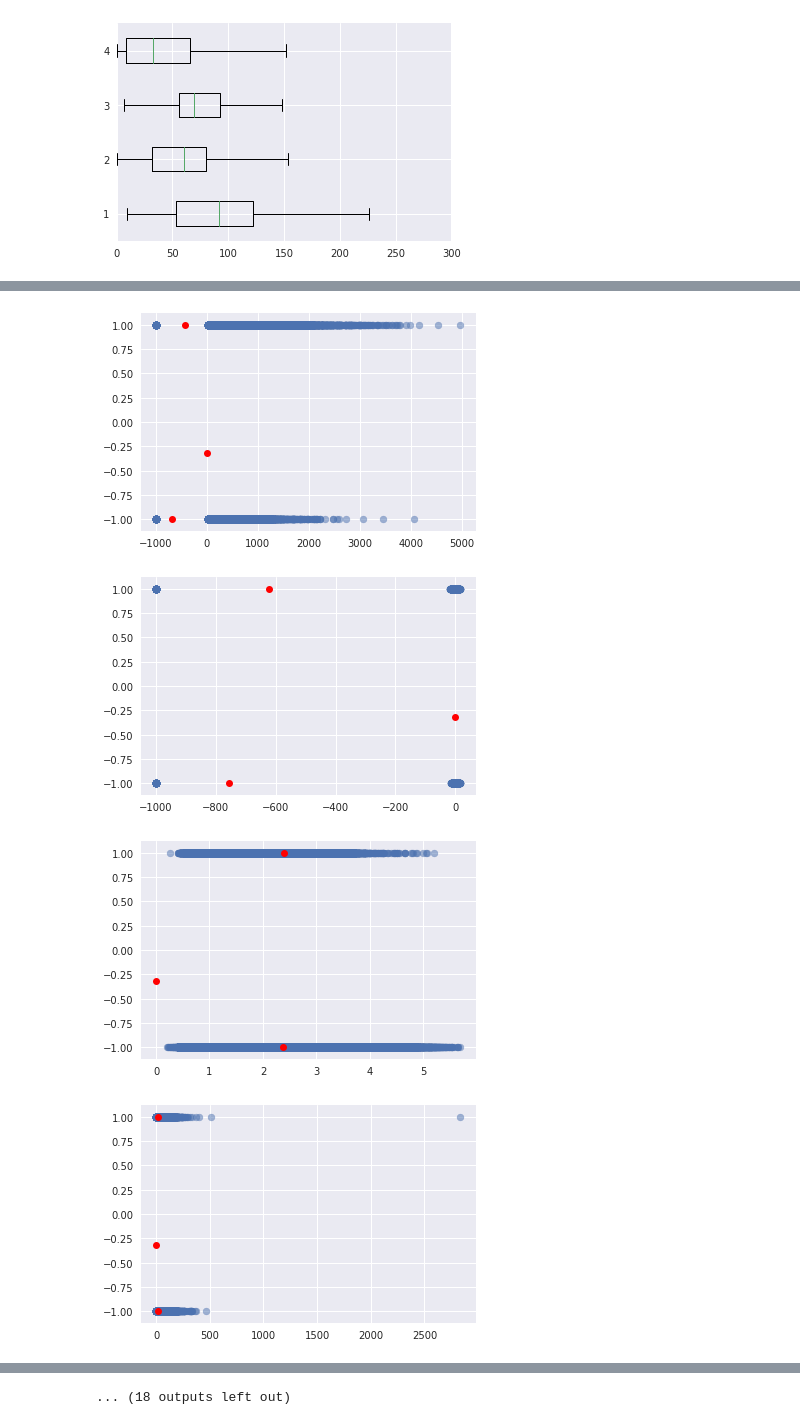
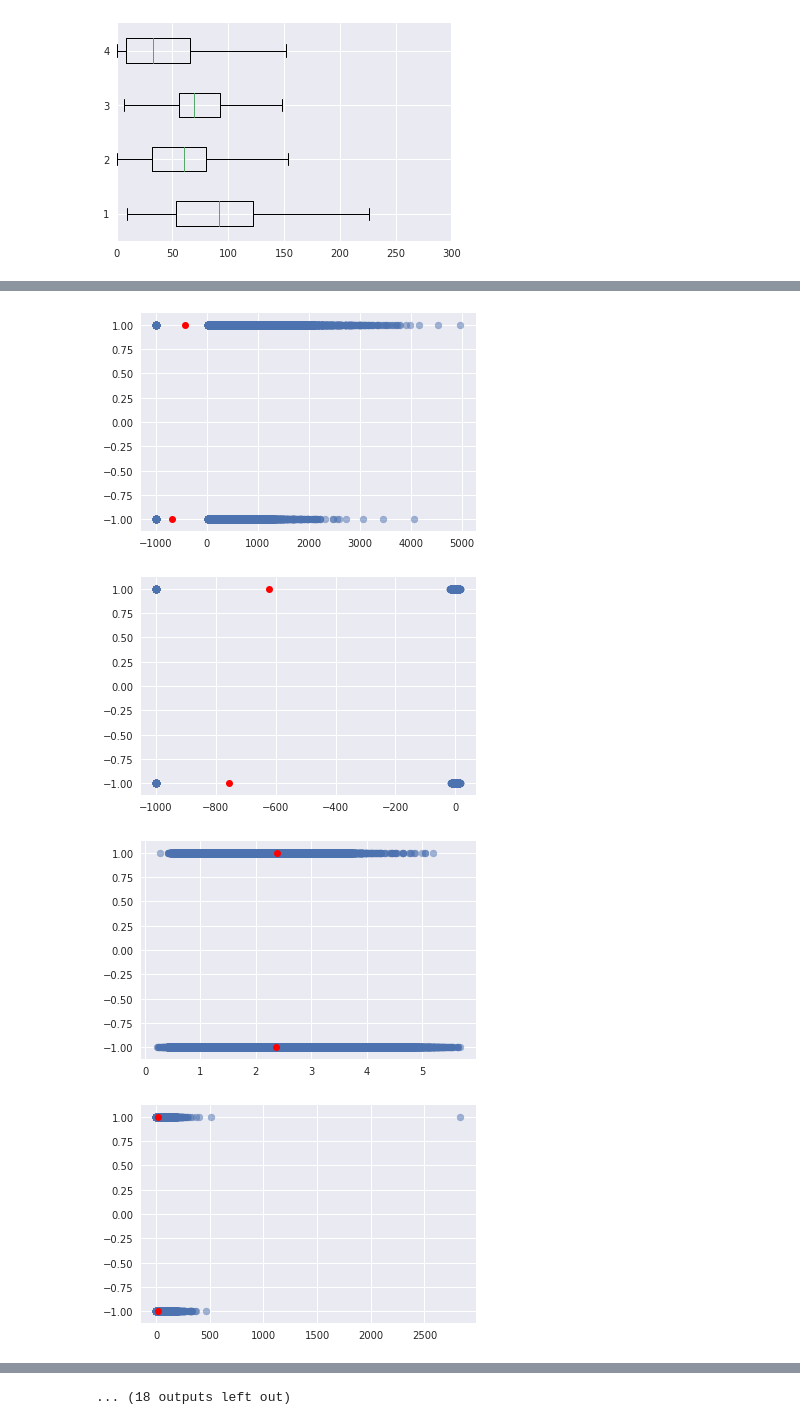
Before and after one commit to dufourc1/ML_CS433_project1, a Jupyter notebook: src/exploring data.ipynb, the cells around one changed output, grey strips where cells are left out. Cells and saved outputs as stored; diff of their text form; code cells hidden in the pictures.

Commit message:
data visualisation

```diff
--- a/src/exploring data.ipynb
+++ b/src/exploring data.ipynb
@@ -33,7 +33,6 @@ plt.show()
 for i in range(tx.shape[1]):
     t = tx[:,i]
     plt.scatter(t,y, alpha = 0.5)
-    mean_y = np.mean(y)
     mean_x1 = np.mean(t[y == 1])
     mean_x0 = np.mean(t[y == -1])
     plt.plot(mean_x0,-1,"or")
@@ -48,4 +47,4 @@ for i in range(tx.shape[1]):
-[figure, old version]
+[figure, new version]
-[figure, old version]
+[figure, new version]
-[figure, old version]
+[figure, new version]
-[figure, old version]
+[figure, new version]
```
Also changed, not shown: parts of 2 cells of this notebook.
